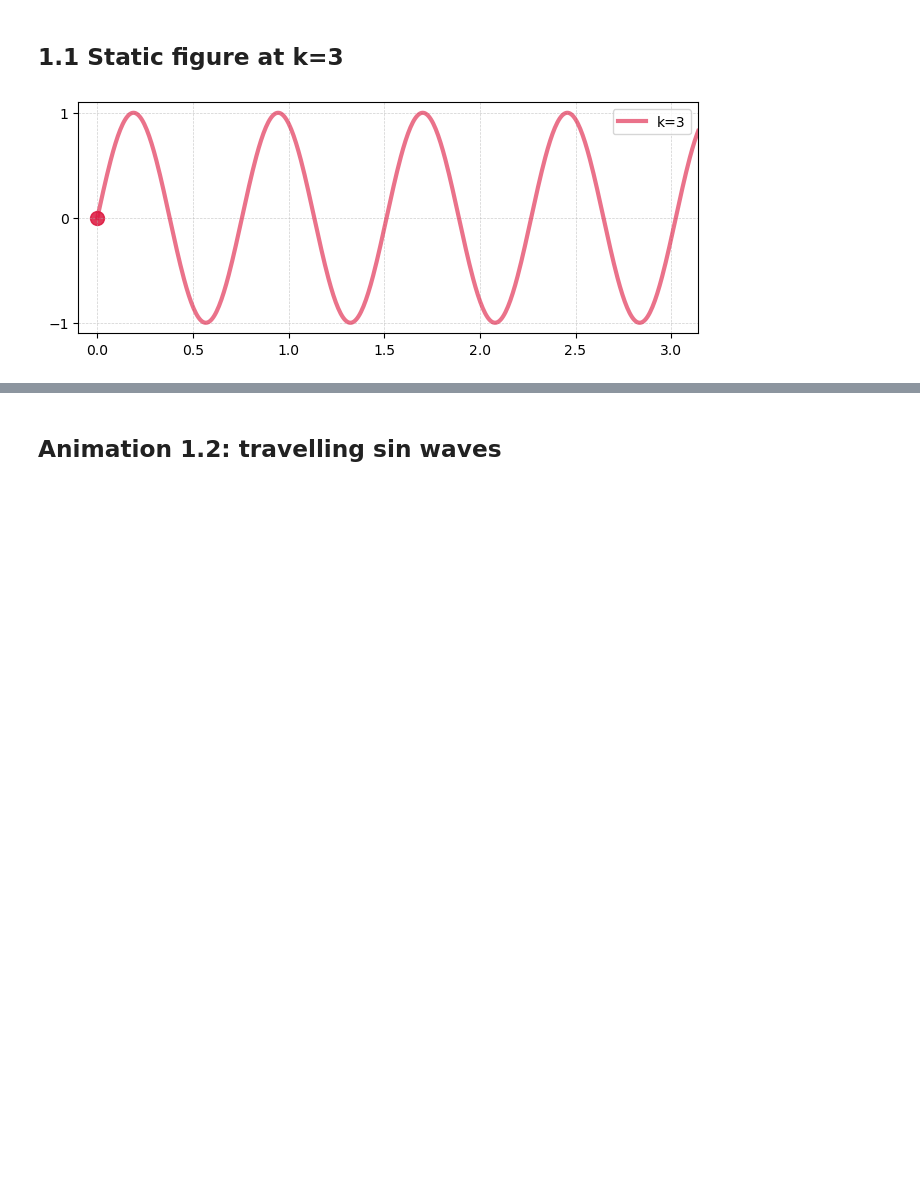
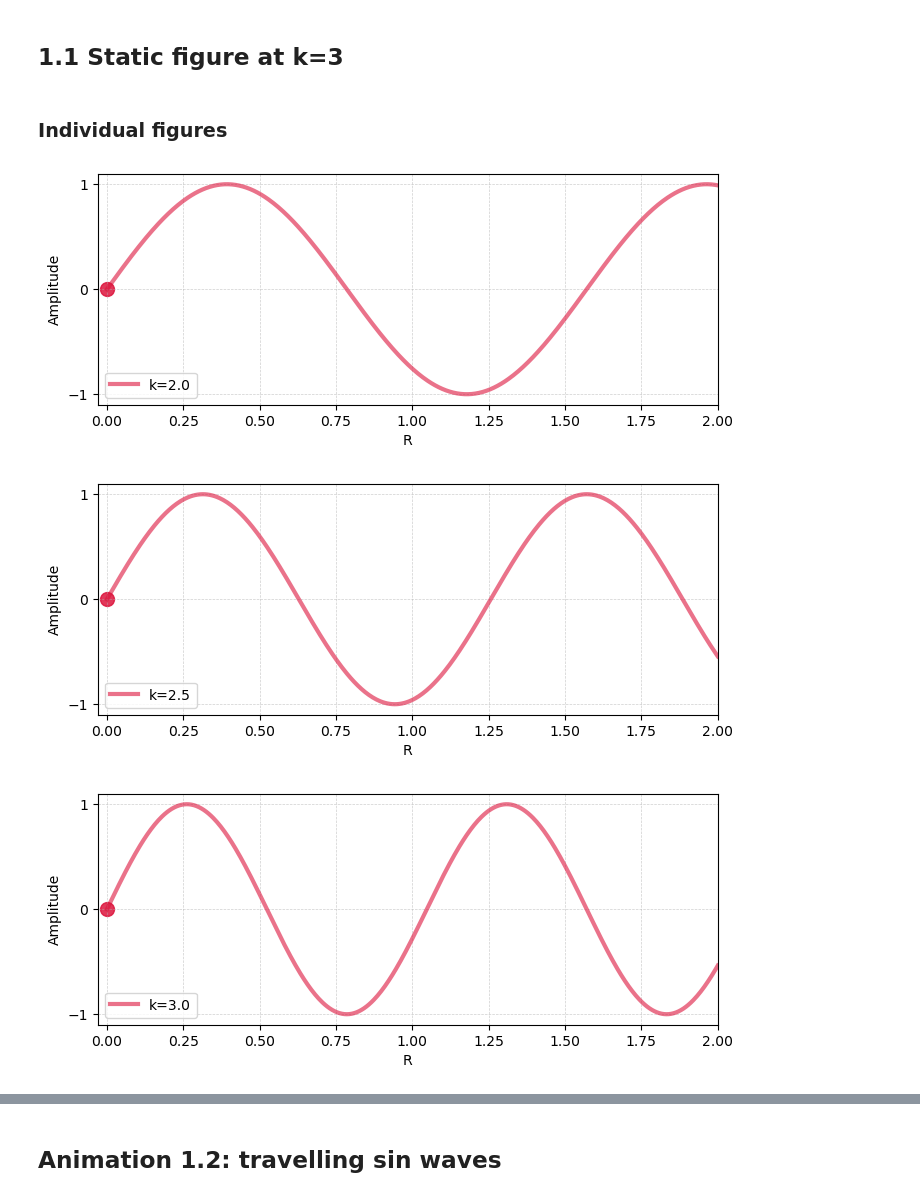
Before and after one commit to Cathyhjj/XAFS_animations, a Jupyter notebook: EXAFS_animations.ipynb, the cells around one changed output, grey strips where cells are left out. Drawn from its saved outputs; the diff is of its cells as text; code cells hidden in the pictures; blank space fills up the shorter version.

Commit message:
add different k-weights plots and changed x to R in Fig. 1

```diff
--- a/EXAFS_animations.ipynb
+++ b/EXAFS_animations.ipynb
@@ -61,21 +60,27 @@ k = wavenumber_calc(300)
+# %% [markdown]
+### Individual figures
 # %%
-k = 3
+import numpy as np
+import matplotlib.pyplot as plt
 
-f = lambda x: np.sin(k * R_PdPd * x)
-x = np.linspace(-np.pi, np.pi, 100)
-x = np.linspace(0, np.pi, 500)
+k_values = np.arange(2, 4.5, 0.5)
+R = np.linspace(0, 2, 500)
 
-y = f(x)
 
-fig, ax = plt.subplots(figsize=(8, 3))
-wave, = ax.plot(x, y, "-", color="crimson", lw=3, alpha = 0.6)
-
-# Initialize the scatter point at the first x position
-scatter = ax.scatter([x[0]], [y[0]], color="crimson", s=100, alpha = 0.85)
-ax.set_yticks((-1, 0, 1))
-ax.grid(True, which="both", linestyle="--", lw=0.5, alpha=0.6)
-ax.set_xlim(0-0.1, np.pi)
-plt.legend([f"k={k}"])
-plt.savefig('01_sine_wave_k_is_3.jpg')
+for k_i in k_values:
+    f = lambda R: np.sin(2 * k_i * R)
+    y = f(R)
+    fig, ax = plt.subplots(figsize=(8, 3))
+    wave, = ax.plot(R, y, "-", color="crimson", lw=3, alpha=0.6)
+    scatter = ax.scatter([R[0]], [y[0]], color="crimson", s=100, alpha=0.85)
+    ax.set_yticks((-1, 0, 1))
+    ax.grid(True, which="both", linestyle="--", lw=0.5, alpha=0.6)
+    ax.set_xlim(0-0.03, 2)
+    ax.set_xlabel('R')
+    ax.set_ylabel('Amplitude')
+    ax.legend([f"k={k_i}"], loc="lower left")
+    plt.savefig(f'01_sine_wave_k_is_{k_i}_2Ris_4.png')
 # %% [output]
-[figure, old version]
+[figure, new version]
+[figure, added]
+[figure, added]
```
Also changed, not shown: parts of 5 cells of this notebook, 7 other files.
